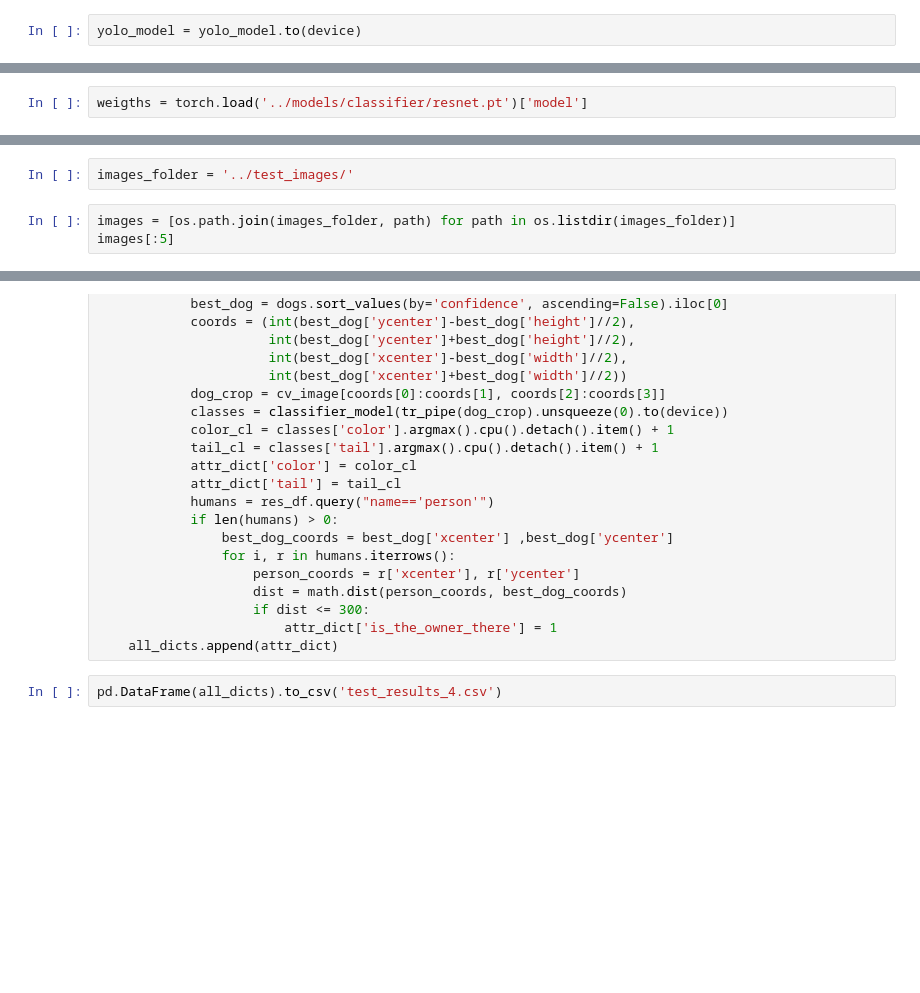
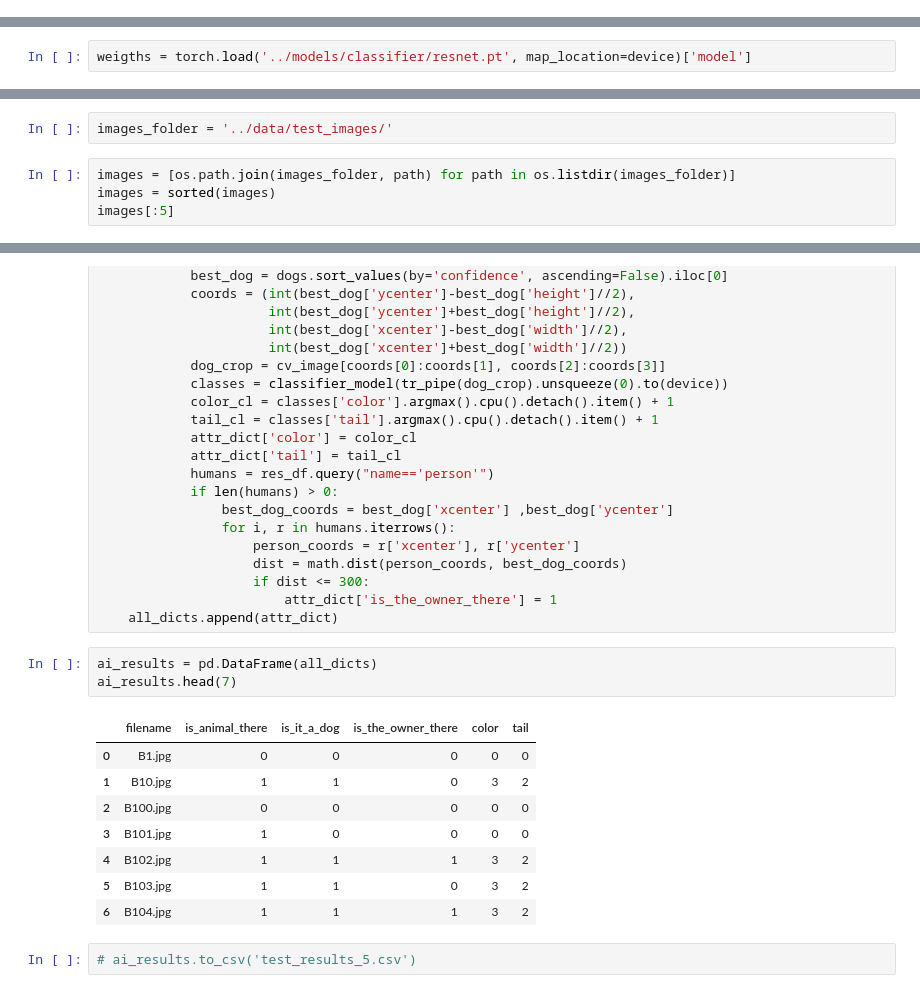
Before and after one commit to MISiS-General-Solutions-2/dogfound, a Jupyter notebook: neural_network/notebooks/build_test_csv.ipynb, the cells around one changed output, grey strips where cells are left out. Saved outputs shown, nothing was run; the diff lists cells and outputs as text; blank space fills up the shorter version.

```diff
--- a/neural_network/notebooks/build_test_csv.ipynb
+++ b/neural_network/notebooks/build_test_csv.ipynb
@@ -27,5 +31,3 @@ yolo_model = torch.load('models/detect/yolo_finetuned_v2.pt')['model'].float().e
-# %%
-yolo_model = yolo_model.to(device)
 # %%
 # yolo_model(np.random.randn(3, 640, 640)).pandas().xywh[0]
 # %%
@@ -65,7 +67,7 @@ classifier_model = MultiOutputModel()
 # %%
 classifier_model = classifier_model.to(device)
 # %%
-weigths = torch.load('../models/classifier/resnet.pt')['model']
+weigths = torch.load('../models/classifier/resnet.pt', map_location=device)['model']
 # %%
 classifier_model.load_state_dict(weigths)
 # %% [output]
@@ -81,8 +83,9 @@ tr_pipe = transforms.Compose([
 # %%
 # tr_pipe(torch.from_numpy(np.random.rand(3, 640, 640).astype(np.uint8)))
 # %%
-images_folder = '../test_images/'
+images_folder = '../data/test_images/'
 # %%
 images = [os.path.join(images_folder, path) for path in os.listdir(images_folder)]
+images = sorted(images)
 images[:5]
 # %% [output]
@@ -129,4 +128,16 @@ for image in images:
                         attr_dict['is_the_owner_there'] = 1
     all_dicts.append(attr_dict)
 # %%
-pd.DataFrame(all_dicts).to_csv('test_results_4.csv')
+ai_results = pd.DataFrame(all_dicts)
+ai_results.head(7)
+# %% [output]
+|  | filename | is_animal_there | is_it_a_dog | is_the_owner_there | color | tail |
+| 0 | B1.jpg | 0 | 0 | 0 | 0 | 0 |
+| 1 | B10.jpg | 1 | 1 | 0 | 3 | 2 |
+| 2 | B100.jpg | 0 | 0 | 0 | 0 | 0 |
+| 3 | B101.jpg | 1 | 0 | 0 | 0 | 0 |
+| 4 | B102.jpg | 1 | 1 | 1 | 3 | 2 |
+| 5 | B103.jpg | 1 | 1 | 0 | 3 | 2 |
+| 6 | B104.jpg | 1 | 1 | 1 | 3 | 2 |
+# %%
+# ai_results.to_csv('test_results_5.csv')
```
Also changed, not shown: parts of 20 cells of this notebook, 5 other files.
